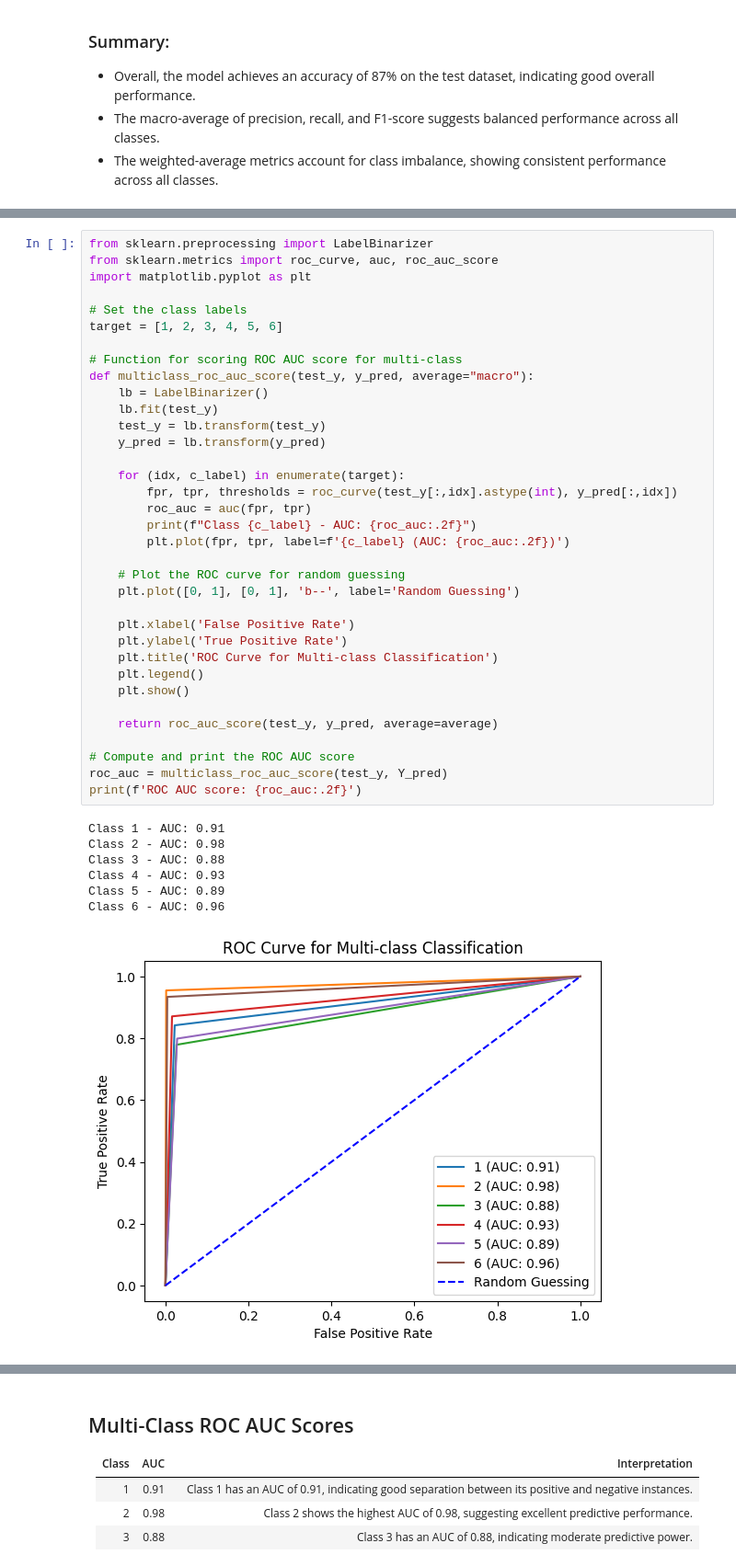
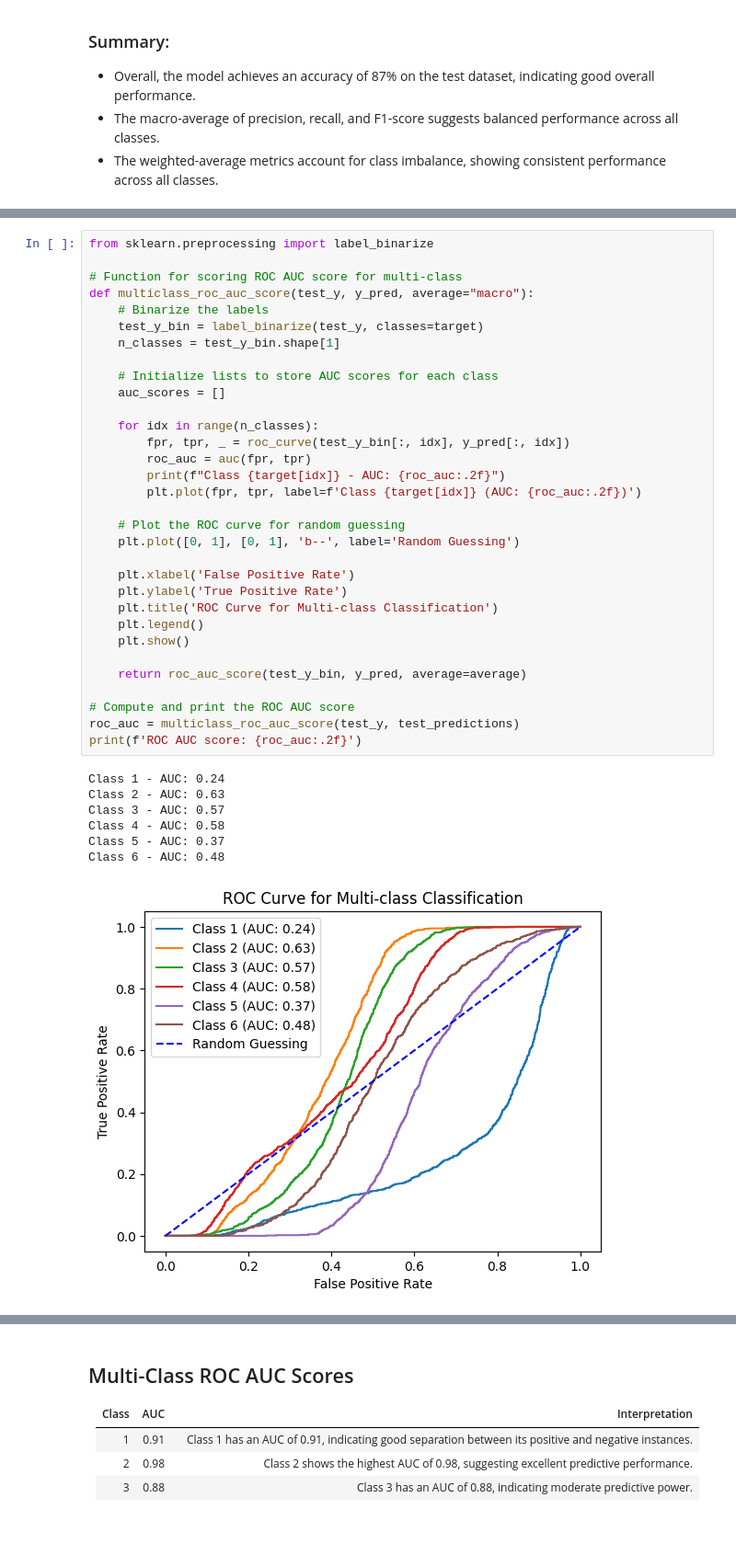
Before and after one commit to TessaAyv79/CSCN8010-labs, a Jupyter notebook: class_notebooks/docs_ex/Lab8_Tessa_09032024.ipynb, the cells around one changed output, grey strips where cells are left out. Shown: that part at 92% size. Drawn from its saved outputs; the diff is of its cells as text; blank space fills up the shorter version.

```diff
--- a/docs/Lab8_Tessa_09032024.ipynb
+++ b/class_notebooks/docs_ex/Lab8_Tessa_09032024.ipynb
@@ -453,43 +425,40 @@ ROC AUC score: 0.9254444444444445
 # %%
-from sklearn.preprocessing import LabelBinarizer
-from sklearn.metrics import roc_curve, auc, roc_auc_score
-import matplotlib.pyplot as plt
-
-# Set the class labels
-target = [1, 2, 3, 4, 5, 6]
+from sklearn.preprocessing import label_binarize
 
 # Function for scoring ROC AUC score for multi-class
 def multiclass_roc_auc_score(test_y, y_pred, average="macro"):
-    lb = LabelBinarizer()
-    lb.fit(test_y)
-    test_y = lb.transform(test_y)
-    y_pred = lb.transform(y_pred)
+    # Binarize the labels
+    test_y_bin = label_binarize(test_y, classes=target)
+    n_classes = test_y_bin.shape[1]
 
-    for (idx, c_label) in enumerate(target):
-        fpr, tpr, thresholds = roc_curve(test_y[:,idx].astype(int), y_pred[:,idx])
+    # Initialize lists to store AUC scores for each class
+    auc_scores = []
+
+    for idx in range(n_classes):
+        fpr, tpr, _ = roc_curve(test_y_bin[:, idx], y_pred[:, idx])
         roc_auc = auc(fpr, tpr)
-        print(f"Class {c_label} - AUC: {roc_auc:.2f}")
-        plt.plot(fpr, tpr, label=f'{c_label} (AUC: {roc_auc:.2f})')
+        print(f"Class {target[idx]} - AUC: {roc_auc:.2f}")
+        plt.plot(fpr, tpr, label=f'Class {target[idx]} (AUC: {roc_auc:.2f})')
 
     # Plot the ROC curve for random guessing
     plt.plot([0, 1], [0, 1], 'b--', label='Random Guessing')
 
     plt.xlabel('False Positive Rate')
     plt.ylabel('True Positive Rate')
     plt.title('ROC Curve for Multi-class Classification')
     plt.legend()
     plt.show()
 
-    return roc_auc_score(test_y, y_pred, average=average)
+    return roc_auc_score(test_y_bin, y_pred, average=average)
 
 # Compute and print the ROC AUC score
-roc_auc = multiclass_roc_auc_score(test_y, Y_pred)
+roc_auc = multiclass_roc_auc_score(test_y, test_predictions)
 print(f'ROC AUC score: {roc_auc:.2f}')
 # %% [output]
-Class 1 - AUC: 0.91
-Class 2 - AUC: 0.98
-Class 3 - AUC: 0.88
-Class 4 - AUC: 0.93
-Class 5 - AUC: 0.89
-Class 6 - AUC: 0.96
+Class 1 - AUC: 0.24
+Class 2 - AUC: 0.63
+Class 3 - AUC: 0.57
+Class 4 - AUC: 0.58
+Class 5 - AUC: 0.37
+Class 6 - AUC: 0.48
-[figure, old version]
+[figure, new version]
```
Also changed, not shown: parts of 7 cells of this notebook, 12 other files.
